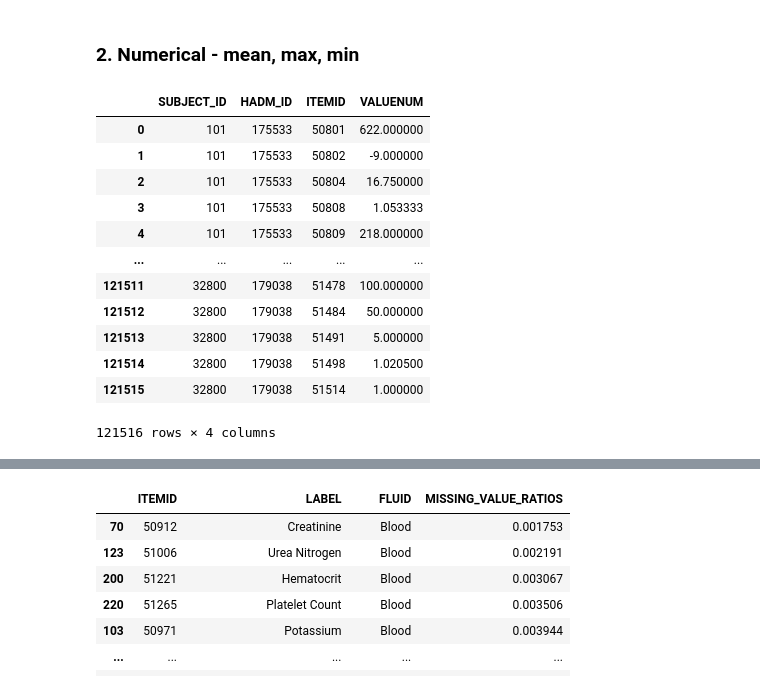
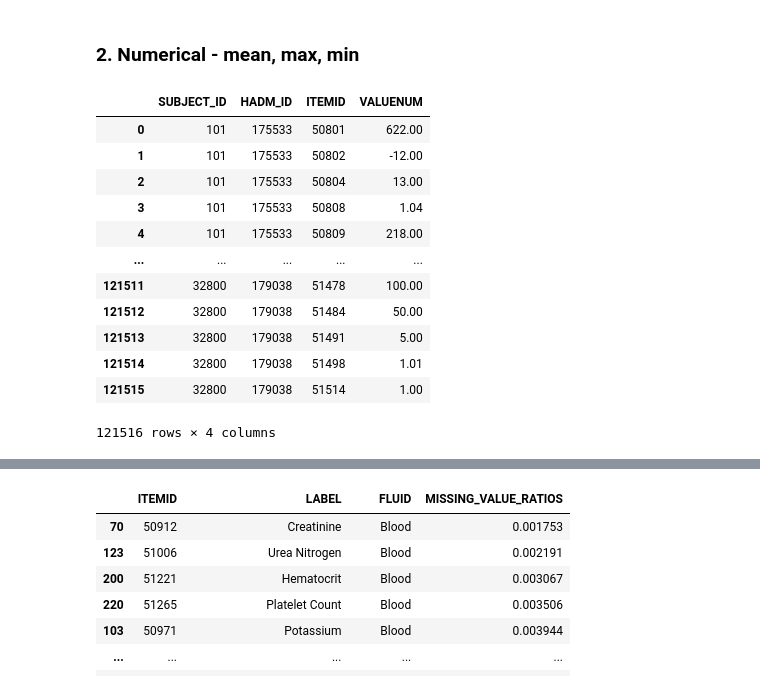
Before and after one commit to NohJangHyun/MIMIC-III-mortality-prediction, a Jupyter notebook: Data Extract/Tabular Data/Final/FINAL_Lab.ipynb, the cells around one changed output, grey strips where cells are left out. Saved outputs shown, nothing was run; the diff lists cells and outputs as text; code cells hidden in the pictures.

Commit message:
Demo+Lab+Chart Data code without Lab Categorical data

```diff
--- a/Data Extract/Tabular Data/Final/FINAL_Lab.ipynb
+++ b/Data Extract/Tabular Data/Final/FINAL_Lab.ipynb
@@ -611,24 +685,24 @@ Name: VALUE, dtype: int64
 # %%
 result = pd.read_csv('~/project/MIMIC-III/Data/FINAL/Lab/Lab_Result.csv')
 patients = pd.read_csv('~/project/MIMIC-III/Data/OI&OSI/new_OI&OSI(down).csv')
 
-df_mean = pd.read_csv('~/project/MIMIC-III/Data/FINAL/Lab/LABORATORY_VALUE_24h_mean.csv')
+# df_mean = pd.read_csv('~/project/MIMIC-III/Data/FINAL/Lab/LABORATORY_VALUE_24h_mean.csv')
 # df_mean = pd.read_csv('~/project/MIMIC-III/Data/FINAL/Lab/LABORATORY_VALUE_24h_max.csv')
-# df_mean = pd.read_csv('~/project/MIMIC-III/Data/FINAL/Lab/LABORATORY_VALUE_24h_min.csv')
+df_mean = pd.read_csv('~/project/MIMIC-III/Data/FINAL/Lab/LABORATORY_VALUE_24h_min.csv')
 df_mean
 # %% [output]
 |  | SUBJECT_ID | HADM_ID | ITEMID | VALUENUM |
-| 0 | 101 | 175533 | 50801 | 622.000000 |
-| 1 | 101 | 175533 | 50802 | -9.000000 |
-| 2 | 101 | 175533 | 50804 | 16.750000 |
-| 3 | 101 | 175533 | 50808 | 1.053333 |
-| 4 | 101 | 175533 | 50809 | 218.000000 |
+| 0 | 101 | 175533 | 50801 | 622.00 |
+| 1 | 101 | 175533 | 50802 | -12.00 |
+| 2 | 101 | 175533 | 50804 | 13.00 |
+| 3 | 101 | 175533 | 50808 | 1.04 |
+| 4 | 101 | 175533 | 50809 | 218.00 |
 | ... | ... | ... | ... | ... |
-| 121511 | 32800 | 179038 | 51478 | 100.000000 |
-| 121512 | 32800 | 179038 | 51484 | 50.000000 |
-| 121513 | 32800 | 179038 | 51491 | 5.000000 |
-| 121514 | 32800 | 179038 | 51498 | 1.020500 |
-| 121515 | 32800 | 179038 | 51514 | 1.000000 |
+| 121511 | 32800 | 179038 | 51478 | 100.00 |
+| 121512 | 32800 | 179038 | 51484 | 50.00 |
+| 121513 | 32800 | 179038 | 51491 | 5.00 |
+| 121514 | 32800 | 179038 | 51498 | 1.01 |
+| 121515 | 32800 | 179038 | 51514 | 1.00 |
 121516 rows × 4 columns
 # %%
 # df_mean을 pivot_table로 변환
```
Also changed, not shown: parts of 27 cells of this notebook, 2 other files.
